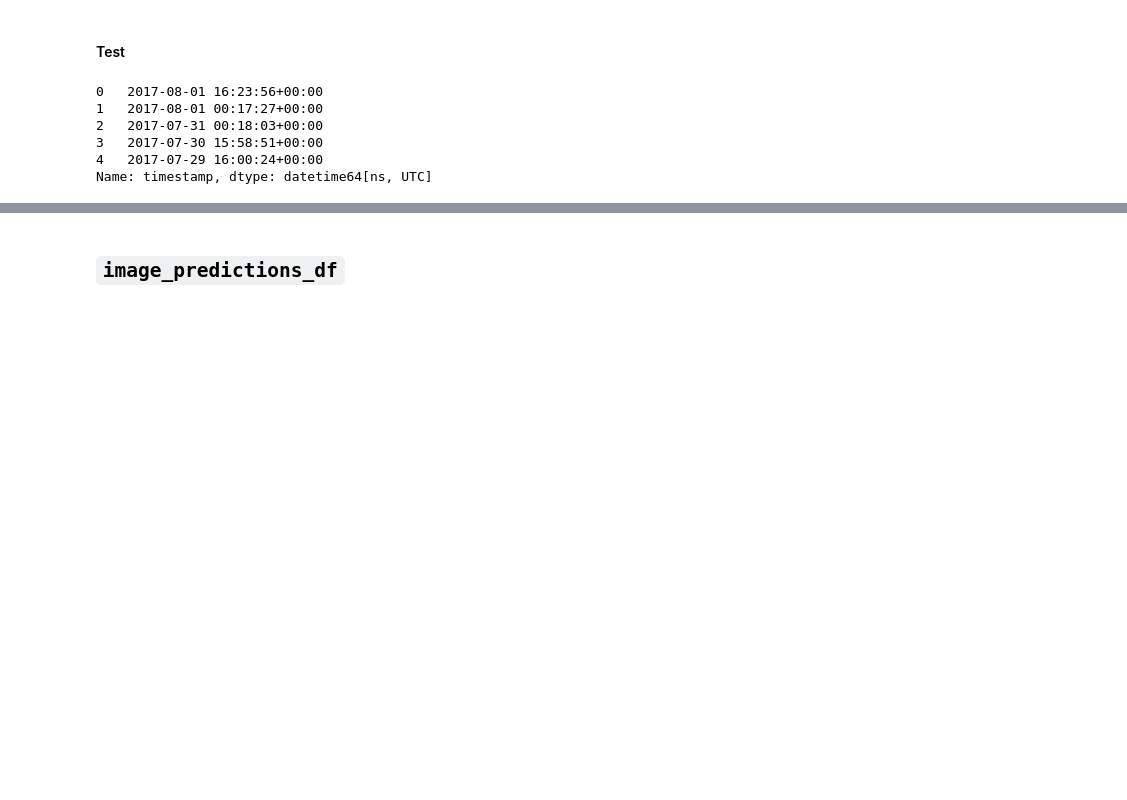
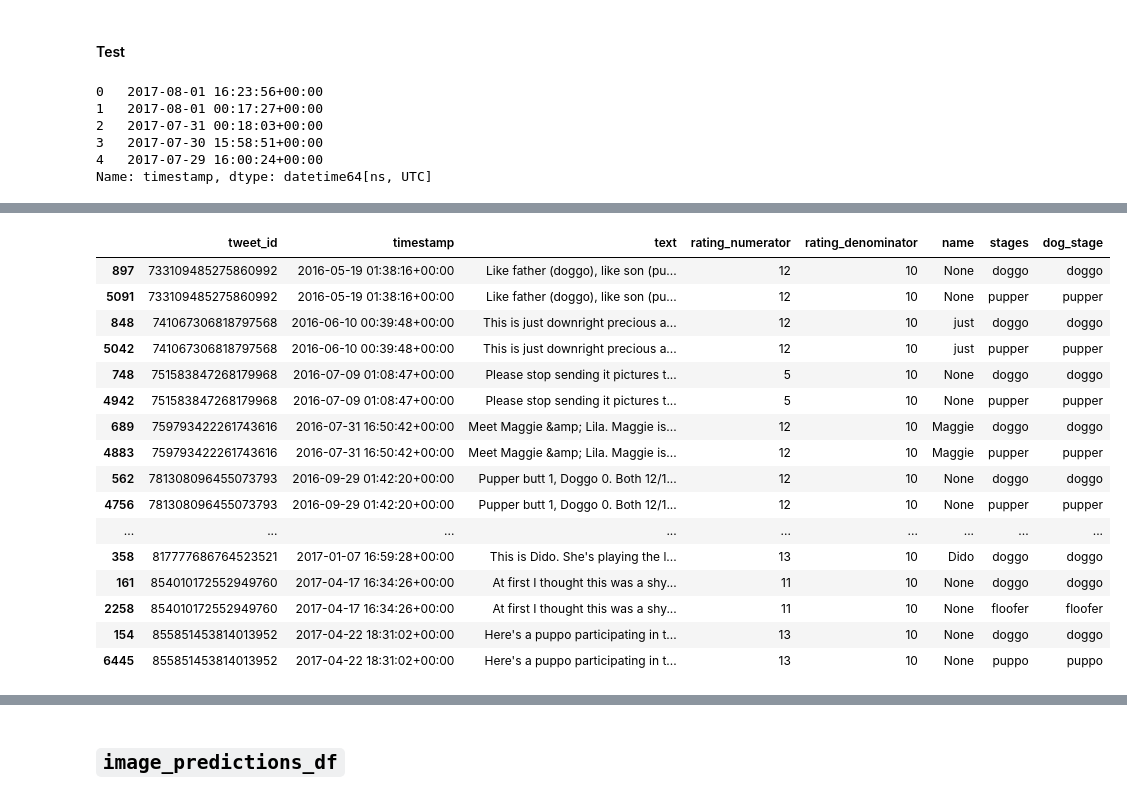
Before and after one commit to cmdellinger/Udacity, a Jupyter notebook: Data-Analysis-Nanodegree/Term 2/P2/wrangle_act.ipynb, the cells around one changed output, grey strips where cells are left out. Cells and saved outputs as stored; diff of their text form; code cells hidden in the pictures; blank space fills up the shorter version.

```diff
--- a/Data-Analysis-Nanodegree/Term 2/P2/wrangle_act.ipynb
+++ b/Data-Analysis-Nanodegree/Term 2/P2/wrangle_act.ipynb
@@ -399,0 +598,5 @@ Name: timestamp, dtype: datetime64[ns, UTC]
+# %%
+# drop columns related to replies and retweets
+tweet_archive_clean = tweet_archive_clean.drop(['source',
+                                                'expanded_urls'],
+                                               axis=1)
@@ -399,0 +625,3 @@ Name: timestamp, dtype: datetime64[ns, UTC]
+# %%
+columns_to_keep = list(tweet_archive_clean.columns.values[:-4])
+columns_to_keep
@@ -399,0 +660,4 @@ Name: timestamp, dtype: datetime64[ns, UTC]
+# %%
+# melt 'doggo', 'floofer', 'pupper', 'puppo' into 'dog_stage'
+test = pd.melt(tweet_archive_clean, id_vars=columns_to_keep,
+                              var_name='stages', value_name='dog_stage')
@@ -399,0 +666,22 @@ Name: timestamp, dtype: datetime64[ns, UTC]
+# %%
+test2 = test[test.dog_stage == test.stages]
+# %%
+test2[test2.duplicated(subset='tweet_id', keep=False)].sort_values(by='tweet_id')
+# %% [output]
+|  | tweet_id | timestamp | text | rating_numerator | rating_denominator | name | stages | dog_stage |
+| 897 | 733109485275860992 | 2016-05-19 01:38:16+00:00 | Like father (doggo), like son (pu... | 12 | 10 | None | doggo | doggo |
+| 5091 | 733109485275860992 | 2016-05-19 01:38:16+00:00 | Like father (doggo), like son (pu... | 12 | 10 | None | pupper | pupper |
+| 848 | 741067306818797568 | 2016-06-10 00:39:48+00:00 | This is just downright precious a... | 12 | 10 | just | doggo | doggo |
+| 5042 | 741067306818797568 | 2016-06-10 00:39:48+00:00 | This is just downright precious a... | 12 | 10 | just | pupper | pupper |
+| 748 | 751583847268179968 | 2016-07-09 01:08:47+00:00 | Please stop sending it pictures t... | 5 | 10 | None | doggo | doggo |
+| 4942 | 751583847268179968 | 2016-07-09 01:08:47+00:00 | Please stop sending it pictures t... | 5 | 10 | None | pupper | pupper |
+| 689 | 759793422261743616 | 2016-07-31 16:50:42+00:00 | Meet Maggie &amp; Lila. Maggie is... | 12 | 10 | Maggie | doggo | doggo |
+| 4883 | 759793422261743616 | 2016-07-31 16:50:42+00:00 | Meet Maggie &amp; Lila. Maggie is... | 12 | 10 | Maggie | pupper | pupper |
+| 562 | 781308096455073793 | 2016-09-29 01:42:20+00:00 | Pupper butt 1, Doggo 0. Both 12/1... | 12 | 10 | None | doggo | doggo |
+| 4756 | 781308096455073793 | 2016-09-29 01:42:20+00:00 | Pupper butt 1, Doggo 0. Both 12/1... | 12 | 10 | None | pupper | pupper |
+| ... | ... | ... | ... | ... | ... | ... | ... | ... |
+| 358 | 817777686764523521 | 2017-01-07 16:59:28+00:00 | This is Dido. She's playing the l... | 13 | 10 | Dido | doggo | doggo |
+| 161 | 854010172552949760 | 2017-04-17 16:34:26+00:00 | At first I thought this was a shy... | 11 | 10 | None | doggo | doggo |
+| 2258 | 854010172552949760 | 2017-04-17 16:34:26+00:00 | At first I thought this was a shy... | 11 | 10 | None | floofer | floofer |
+| 154 | 855851453814013952 | 2017-04-22 18:31:02+00:00 | Here's a puppo participating in t... | 13 | 10 | None | doggo | doggo |
+| 6445 | 855851453814013952 | 2017-04-22 18:31:02+00:00 | Here's a puppo participating in t... | 13 | 10 | None | puppo | puppo |
```
Also changed, not shown: parts of 70 cells of this notebook.
